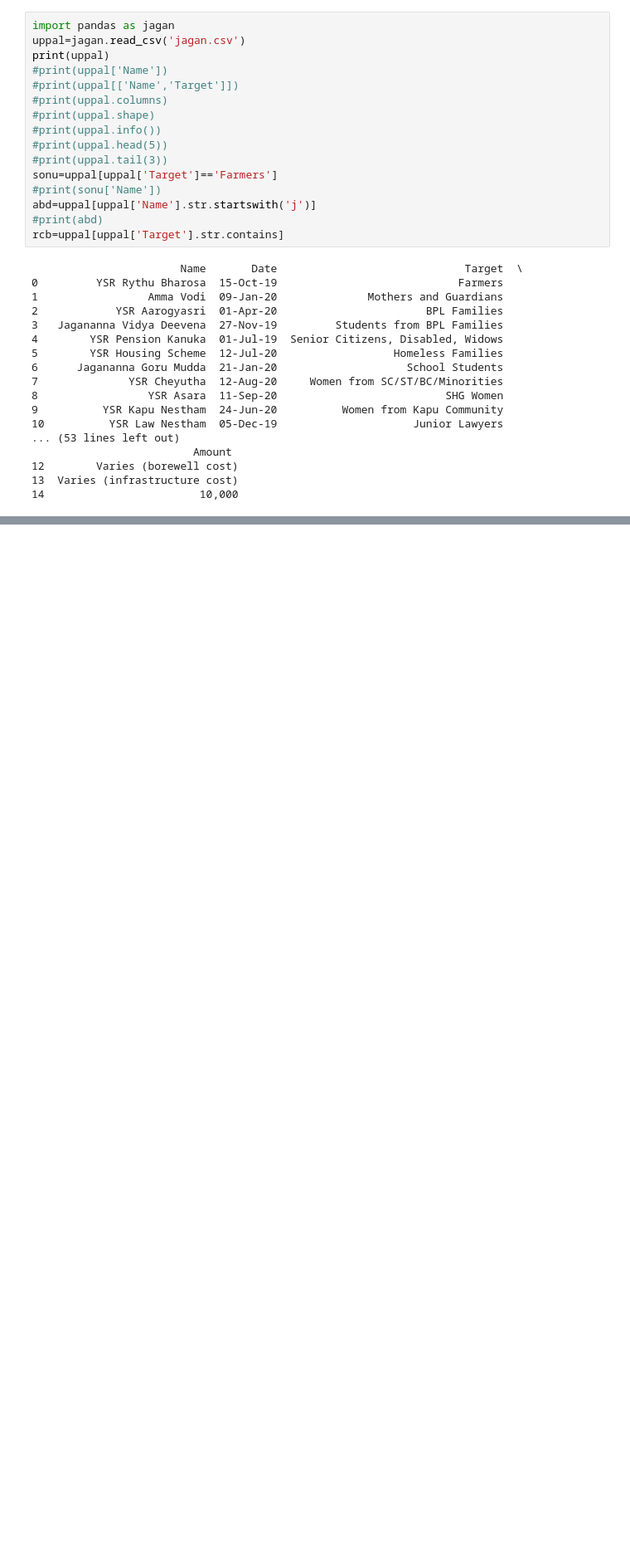
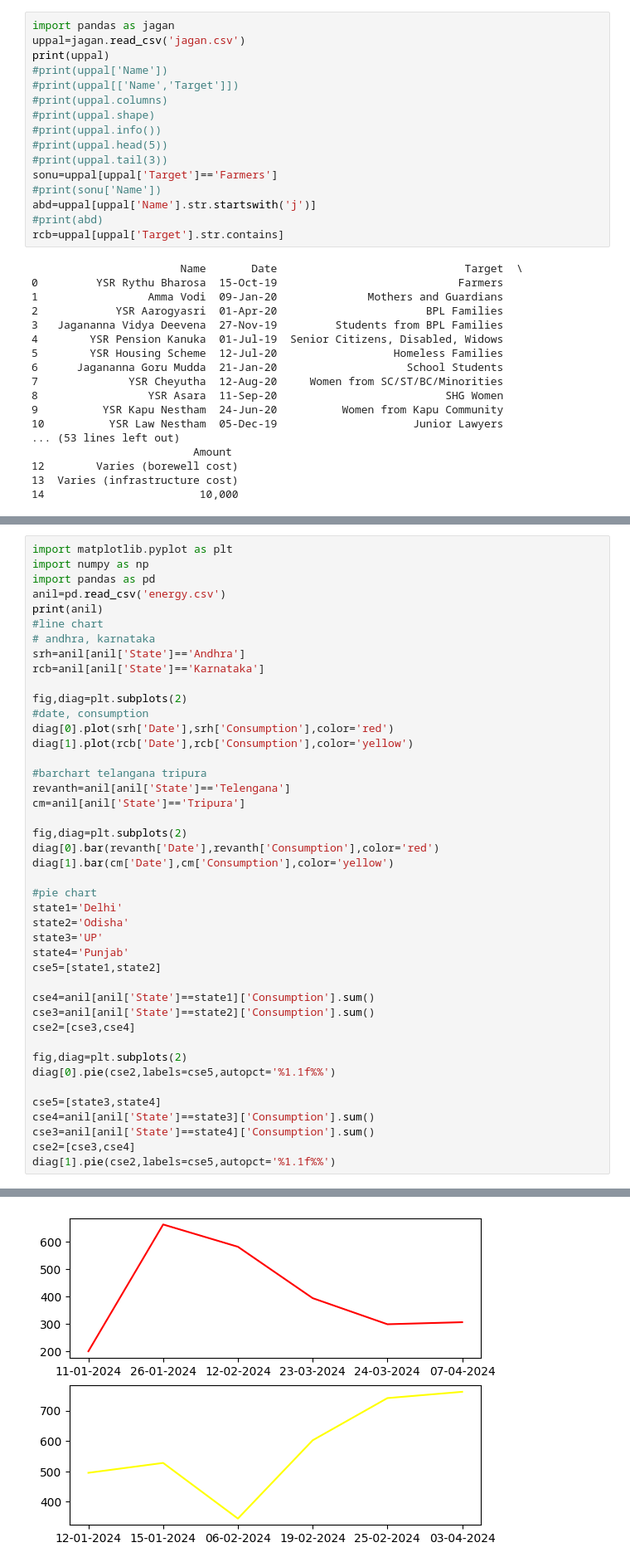
Before and after one commit to jaswanth0014/23495A0535, a Jupyter notebook: Untitled3.ipynb, the cells around one changed output, grey strips where cells are left out. Shown: that part at 83% size. Drawn from its saved outputs; the diff is of its cells as text; blank space fills up the shorter version.

```diff
--- a/Untitled3.ipynb
+++ b/Untitled3.ipynb
@@ -100,0 +73,44 @@ diag1[1].plot(rcb['Date'],rcb['Consumption']),color='red'
+# %%
+import matplotlib.pyplot as plt
+import numpy as np
+import pandas as pd
+anil=pd.read_csv('energy.csv')
+print(anil)
+#line chart
+# andhra, karnataka
+srh=anil[anil['State']=='Andhra']
+rcb=anil[anil['State']=='Karnataka']
+
+fig,diag=plt.subplots(2)
+#date, consumption
+diag[0].plot(srh['Date'],srh['Consumption'],color='red')
+diag[1].plot(rcb['Date'],rcb['Consumption'],color='yellow')
+
+#barchart telangana tripura
+revanth=anil[anil['State']=='Telengana']
+cm=anil[anil['State']=='Tripura']
+
+fig,diag=plt.subplots(2)
+diag[0].bar(revanth['Date'],revanth['Consumption'],color='red')
+diag[1].bar(cm['Date'],cm['Consumption'],color='yellow')
+
+#pie chart
+state1='Delhi'
+state2='Odisha'
+state3='UP'
+state4='Punjab'
+cse5=[state1,state2]
+
+cse4=anil[anil['State']==state1]['Consumption'].sum()
+cse3=anil[anil['State']==state2]['Consumption'].sum()
+cse2=[cse3,cse4]
+
+fig,diag=plt.subplots(2)
+diag[0].pie(cse2,labels=cse5,autopct='%1.1f%%')
+
+cse5=[state3,state4]
+cse4=anil[anil['State']==state3]['Consumption'].sum()
+cse3=anil[anil['State']==state4]['Consumption'].sum()
+cse2=[cse3,cse4]
+diag[1].pie(cse2,labels=cse5,autopct='%1.1f%%')
+# %% [output]
@@ -100,0 +137 @@ diag1[1].plot(rcb['Date'],rcb['Consumption']),color='red'
+[figure, added]
```
Also changed, not shown: parts of 2 cells of this notebook.
